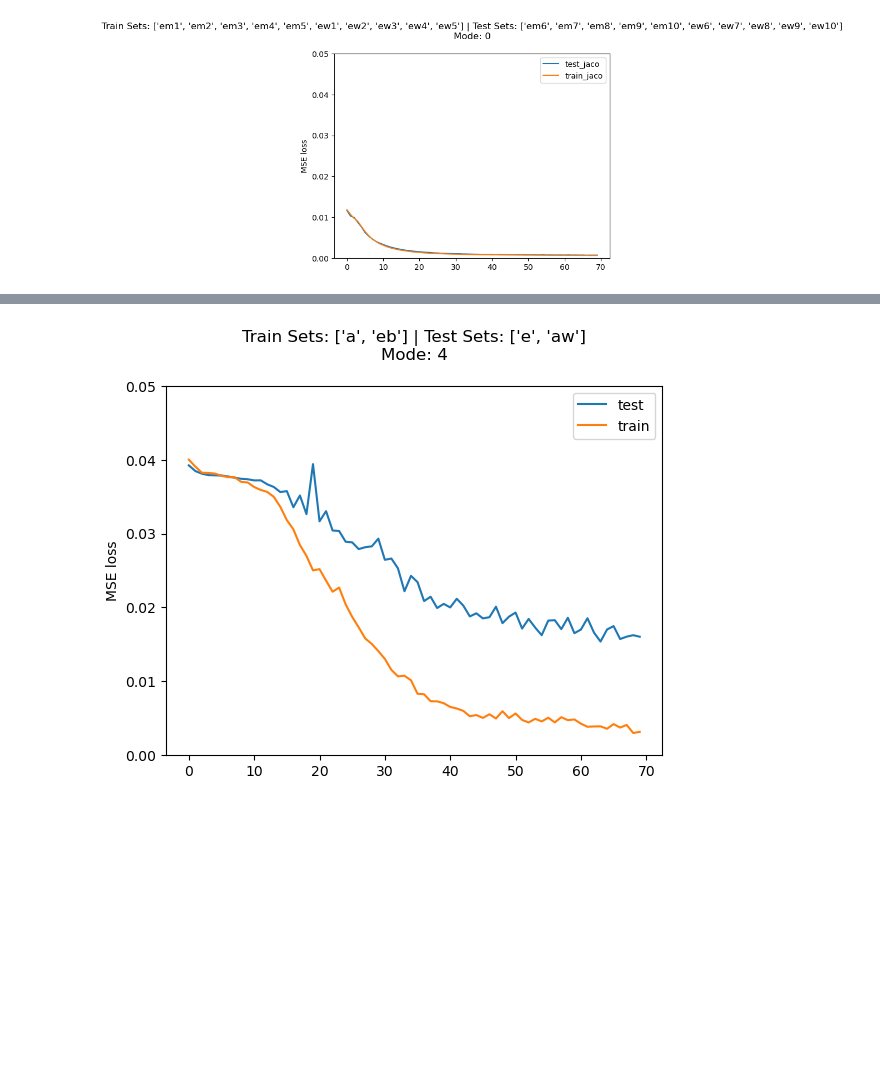
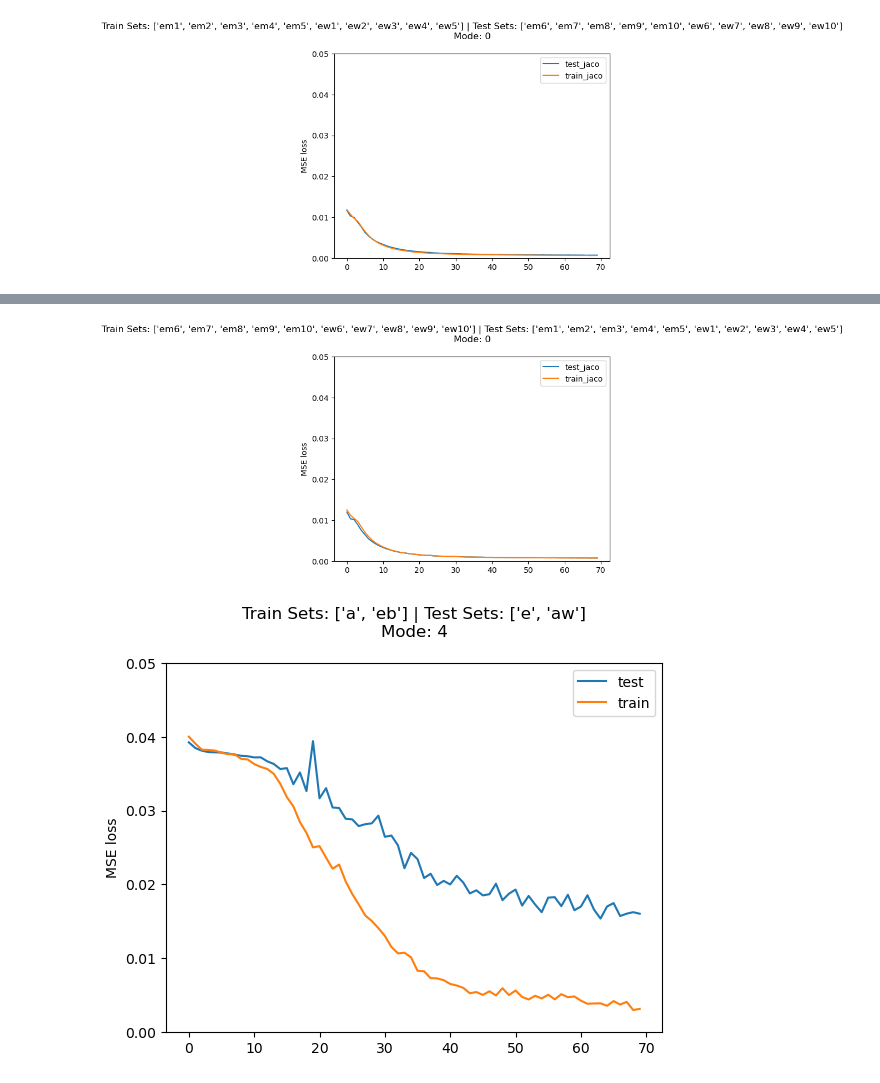
Before and after one commit to hiyuantang/FAU_Dataset, a Jupyter notebook: code/vis_loss.ipynb, the cells around one changed output, grey strips where cells are left out. Drawn from its saved outputs; the diff is of its cells as text; code cells hidden in the pictures; blank space fills up the shorter version.

```diff
--- a/code/vis_loss.ipynb
+++ b/code/vis_loss.ipynb
@@ -89,3 +93,7 @@ FileNotFoundError: [Errno 2] No such file or directory: '/Volumes/Yuan-T7/GitHub
+# %%
+plot_jaco_loss('D:/GitHub/FAU_Dataset/code/results_r33/results.txt')
+# %% [output]
+[figure, added]
 # %%
 plot_loss('/Volumes/Yuan-T7/GitHub/FAU_Dataset/code/results_r2/results.txt')
 # %% [output]
```
Also changed, not shown: parts of 4 cells of this notebook.
